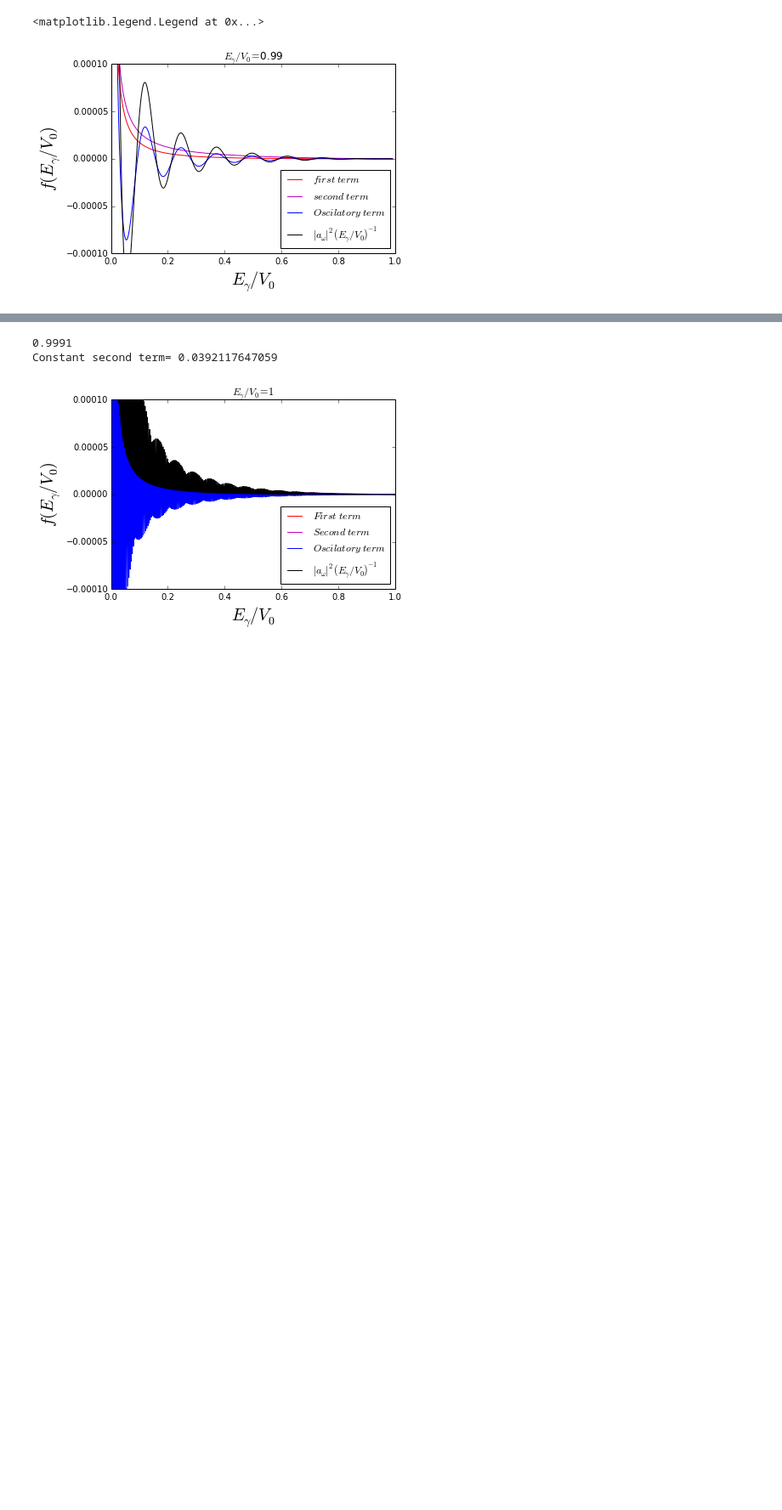
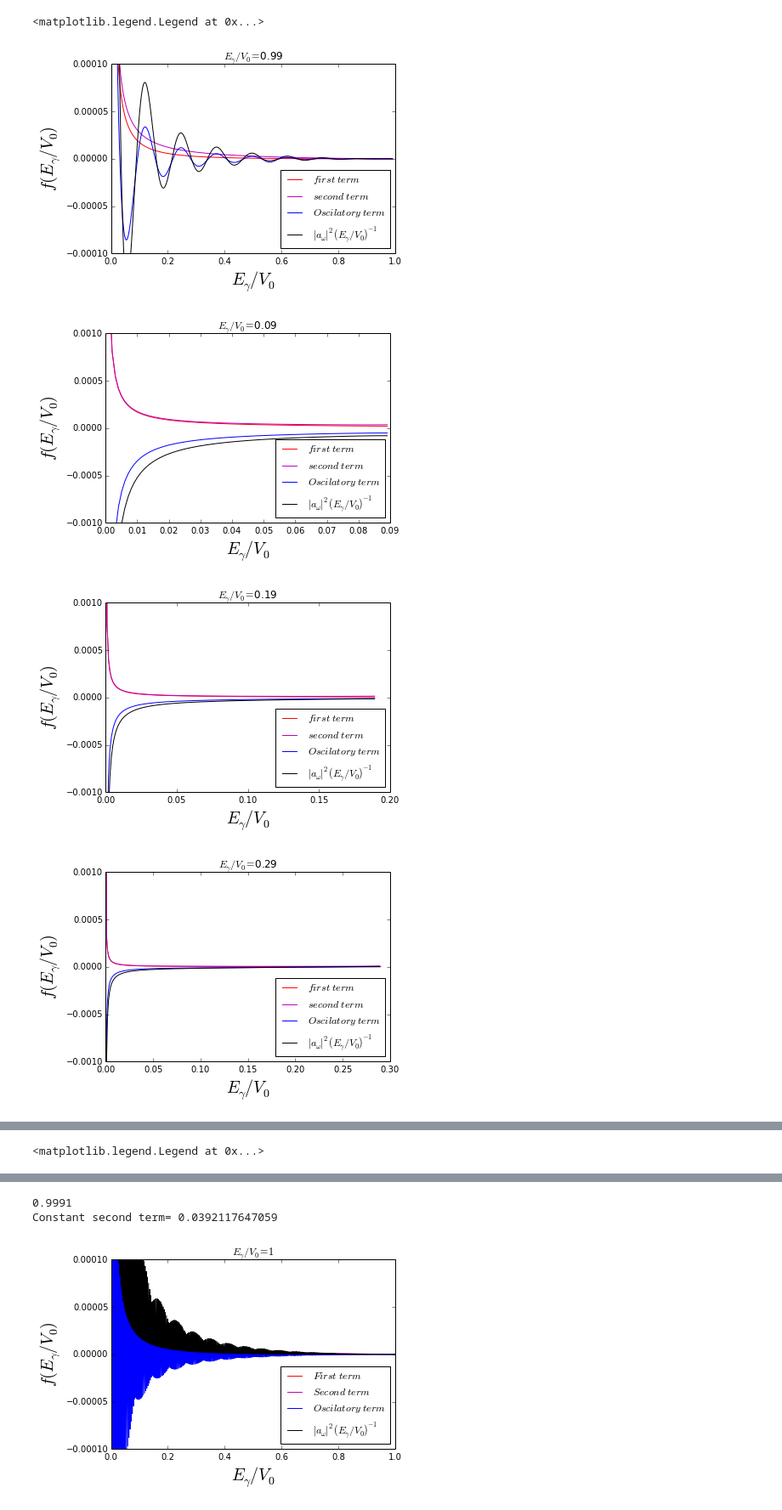
Before and after one commit to daniel-lozano/Thesis, a Jupyter notebook: funciones 1 (Bremsshtralung despues).ipynb, the cells around one changed output, grey strips where cells are left out. Shown at 85% size. Drawn from its saved outputs; the diff is of its cells as text; code cells hidden in the pictures; blank space fills up the shorter version.

```diff
--- a/funciones 1 (Bremsshtralung despues).ipynb
+++ b/funciones 1 (Bremsshtralung despues).ipynb
@@ -142,3 +61,45 @@ legend(loc=4)
 [figure]
 <matplotlib.legend.Legend at 0x...>
 [figure]
+# %%
+a=0.01
+
+for k in range(10):
+    X1=0.1*k+0.09
+
+    a1=[]
+    a2=[]
+    a3=[]
+    A=[]
+    Egamma1=[]
+
+    for i in range(10000):
+        if(i*0.001<X1): #cota maxima de la energia de Egamma es X1
+            Egamma1.append(i*0.001+0.0001)
+
+    for i in range(len(Egamma1)):
+        Dt=a*sqrt(M/(2*1-2*X1))
+        a1.append( ( (  sqrt(2*(1-X1+Egamma1[i])/M)   -   sqrt(2*X1/M)      )**2 )/Egamma1[i])
+        a2.append( ((  sqrt(2*(X1-Egamma1[i])/M)   -     sqrt(2*(1-X1)/M)  )**2 )/Egamma1[i])
+        a3.append( (2*(sqrt(2*(1-X1+Egamma1[i])/M)   -  sqrt(2*X1/M))*(sqrt(2*(X1-Egamma1[i])/M)   - sqrt(2*(1-X1)/M)))*cos(Egamma1[i]*Dt)/Egamma1[i]  )
+        A.append(a1[i]+a3[i]+a3[i])
+
+
+        #print len(A),len(a1),len(a2),len(a3),len(Egamma1)
+    plt.show()
+    plot(Egamma1,a1,"r",label="$ first\  term\ $")
+    plot(Egamma1,a2,"m",label="$ second\ term\ $")
+    plot(Egamma1,a3,"b-",label="$ Oscilatory\ term\ $")
+    plot(Egamma1,A,"k-",label="$|a_{\omega}|^{2}(E_{\gamma}/V_{0})^{-1}$")
+    xlabel("$ E_{\gamma}/V_{0} $",size=20)
+    ylabel("$ f(E_{\gamma}/V_{0}) $",size=20)
+    title("$ E_{\gamma}/V_{0}= $"+str(X1))
+    ylim(-0.001,0.001)#ylim(-2,2)
+    legend(loc=4)
+
+ylim(-0.0001,0.0001)
+legend(loc=4)
+# %% [output]
+[figure, added]
+[figure, added]
+[figure, added]
@@ -144,0 +112 @@ legend(loc=4)
+<matplotlib.legend.Legend at 0x...>
```
Also changed, not shown: parts of 3 cells of this notebook, 1 other file.
